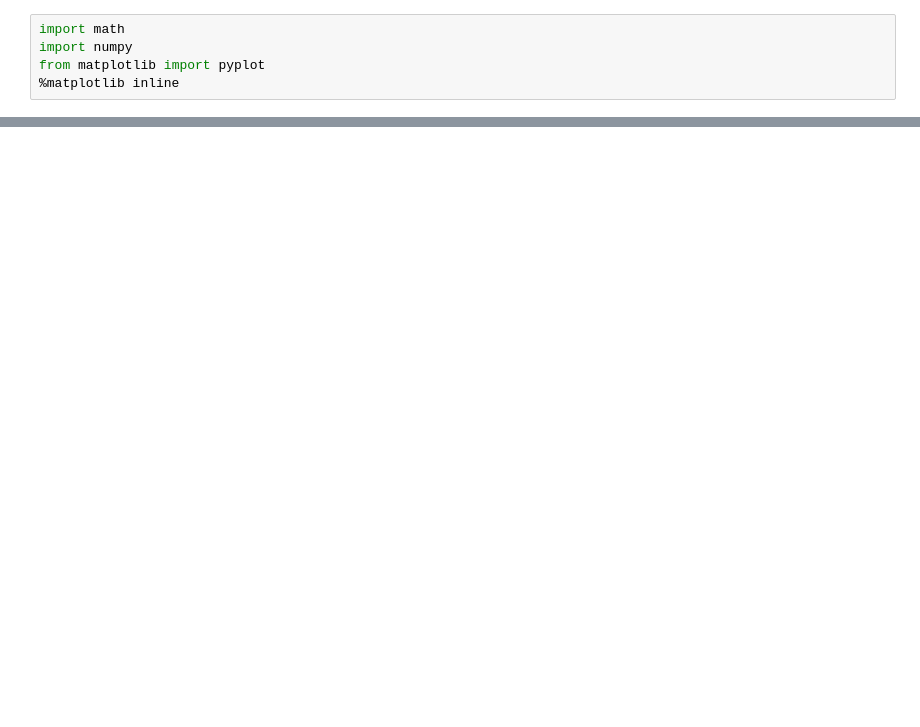
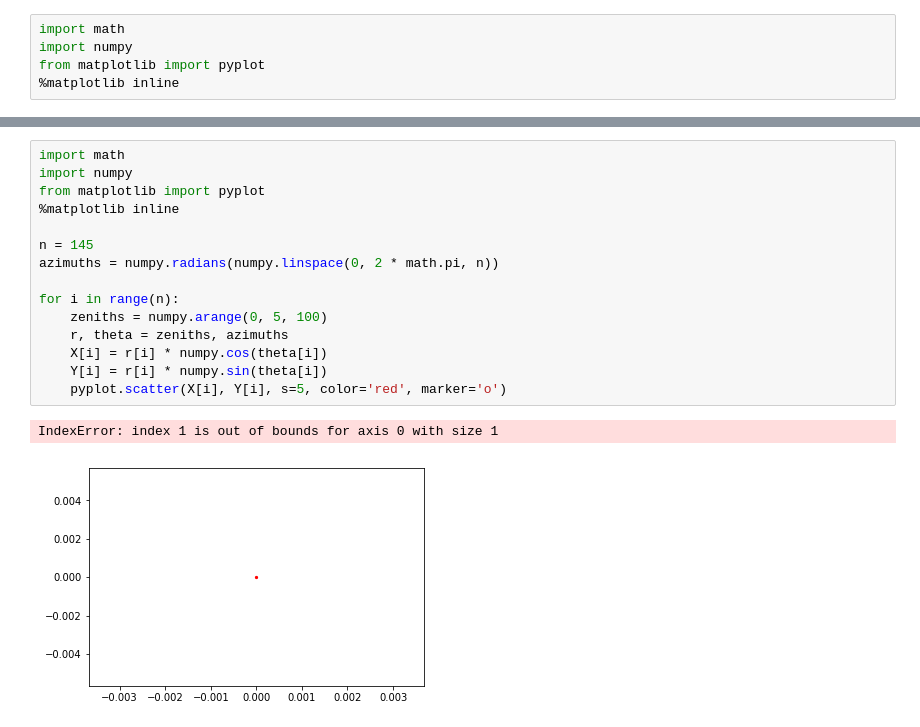
Before and after one commit to tianjiaozhang678/mae6226, a Jupyter notebook: Assignment2.ipynb, the cells around one changed output, grey strips where cells are left out. Cells and saved outputs as stored; diff of their text form; blank space fills up the shorter version.

```diff
--- a/Assignment2.ipynb
+++ b/Assignment2.ipynb
@@ -198,0 +170,18 @@ pyplot.gca().add_patch(circle)
+# %%
+import math
+import numpy
+from matplotlib import pyplot
+%matplotlib inline
+
+n = 145
+azimuths = numpy.radians(numpy.linspace(0, 2 * math.pi, n))
+
+for i in range(n):
+    zeniths = numpy.arange(0, 5, 100)
+    r, theta = zeniths, azimuths
+    X[i] = r[i] * numpy.cos(theta[i])
+    Y[i] = r[i] * numpy.sin(theta[i])
+    pyplot.scatter(X[i], Y[i], s=5, color='red', marker='o')
+# %% [output]
+IndexError: index 1 is out of bounds for axis 0 with size 1
+[figure, added]
```
Also changed, not shown: parts of 5 cells of this notebook.
